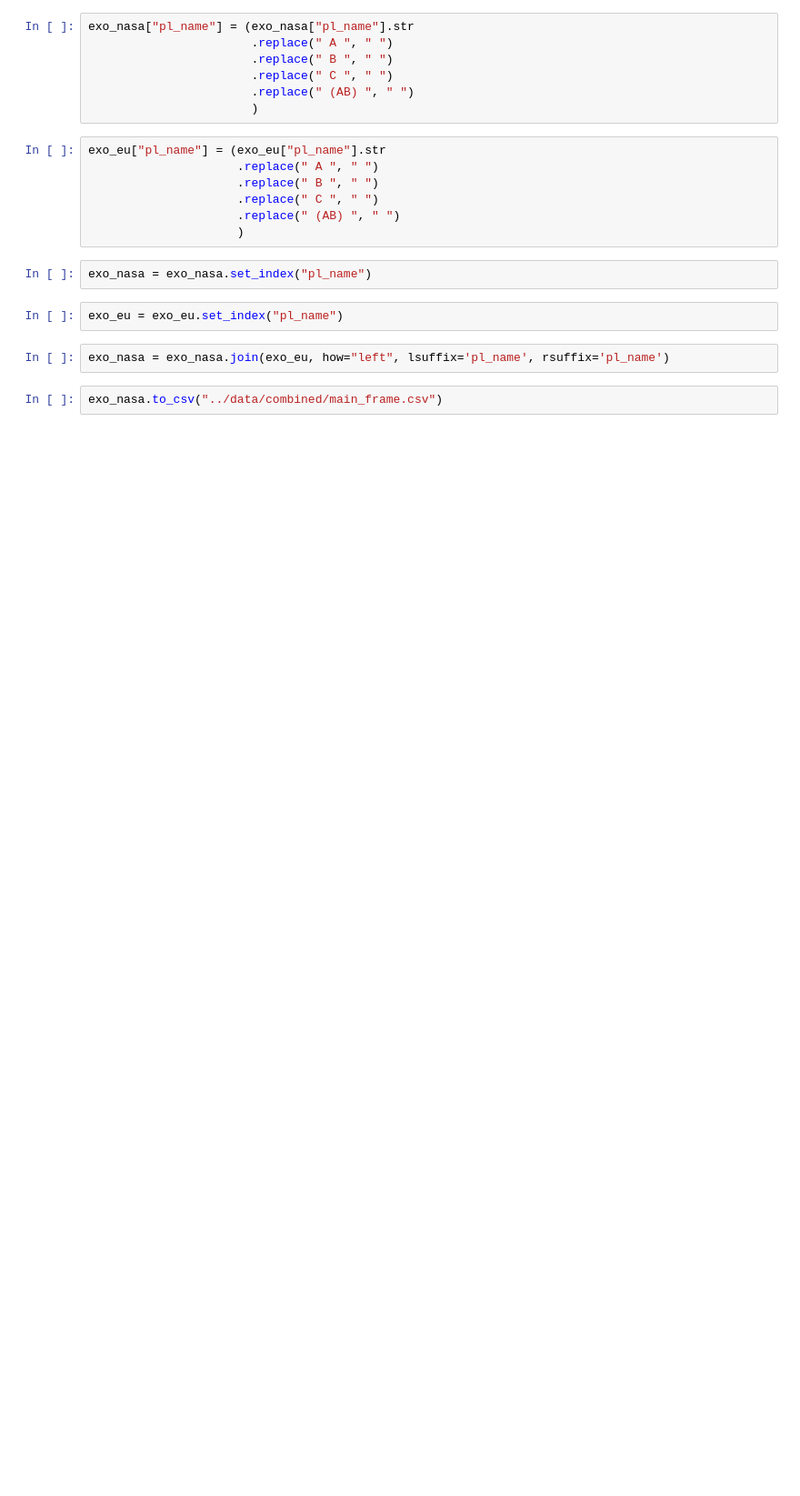
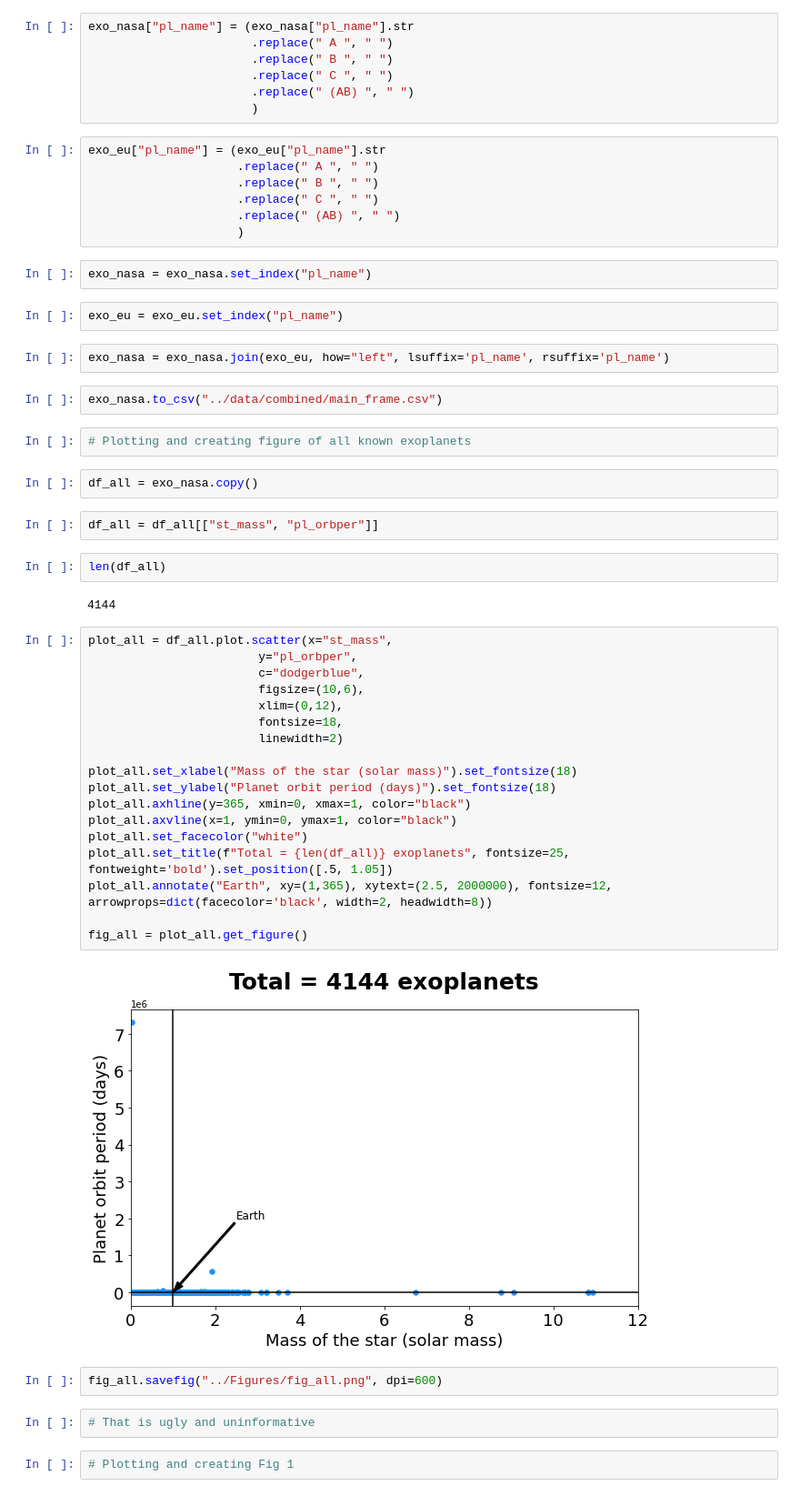
Before and after one commit to AndreasGlassl/Exoplanets, a Jupyter notebook: Notebooks/04_maching_names_and_merge.ipynb, the cells around one changed output. Shown at 91% size. Cells and saved outputs as stored; diff of their text form; blank space fills up the shorter version.

Commit message:
adding figures and ppt

```diff
--- a/Notebooks/04_maching_names_and_merge.ipynb
+++ b/Notebooks/04_maching_names_and_merge.ipynb
@@ -37,3 +37,39 @@ exo_eu = exo_eu.set_index("pl_name")
 exo_nasa = exo_nasa.join(exo_eu, how="left", lsuffix='pl_name', rsuffix='pl_name')
 # %%
 exo_nasa.to_csv("../data/combined/main_frame.csv")
+# %%
+# Plotting and creating figure of all known exoplanets
+# %%
+df_all = exo_nasa.copy()
+# %%
+df_all = df_all[["st_mass", "pl_orbper"]]
+# %%
+len(df_all)
+# %% [output]
+4144
+# %%
+plot_all = df_all.plot.scatter(x="st_mass",
+                        y="pl_orbper",
+                        c="dodgerblue",
+                        figsize=(10,6),
+                        xlim=(0,12),
+                        fontsize=18,
+                        linewidth=2)
+
+plot_all.set_xlabel("Mass of the star (solar mass)").set_fontsize(18)
+plot_all.set_ylabel("Planet orbit period (days)").set_fontsize(18)
+plot_all.axhline(y=365, xmin=0, xmax=1, color="black")
+plot_all.axvline(x=1, ymin=0, ymax=1, color="black")
+plot_all.set_facecolor("white")
+plot_all.set_title(f"Total = {len(df_all)} exoplanets", fontsize=25, fontweight='bold').set_position([.5, 1.05])
+plot_all.annotate("Earth", xy=(1,365), xytext=(2.5, 2000000), fontsize=12, arrowprops=dict(facecolor='black', width=2, headwidth=8))
+
+fig_all = plot_all.get_figure()
+# %% [output]
+[figure, added]
+# %%
+fig_all.savefig("../Figures/fig_all.png", dpi=600)
+# %%
+# That is ugly and uninformative
+# %%
+# Plotting and creating Fig 1
```
Also changed, not shown: parts of 17 cells of this notebook, 14 other files.
